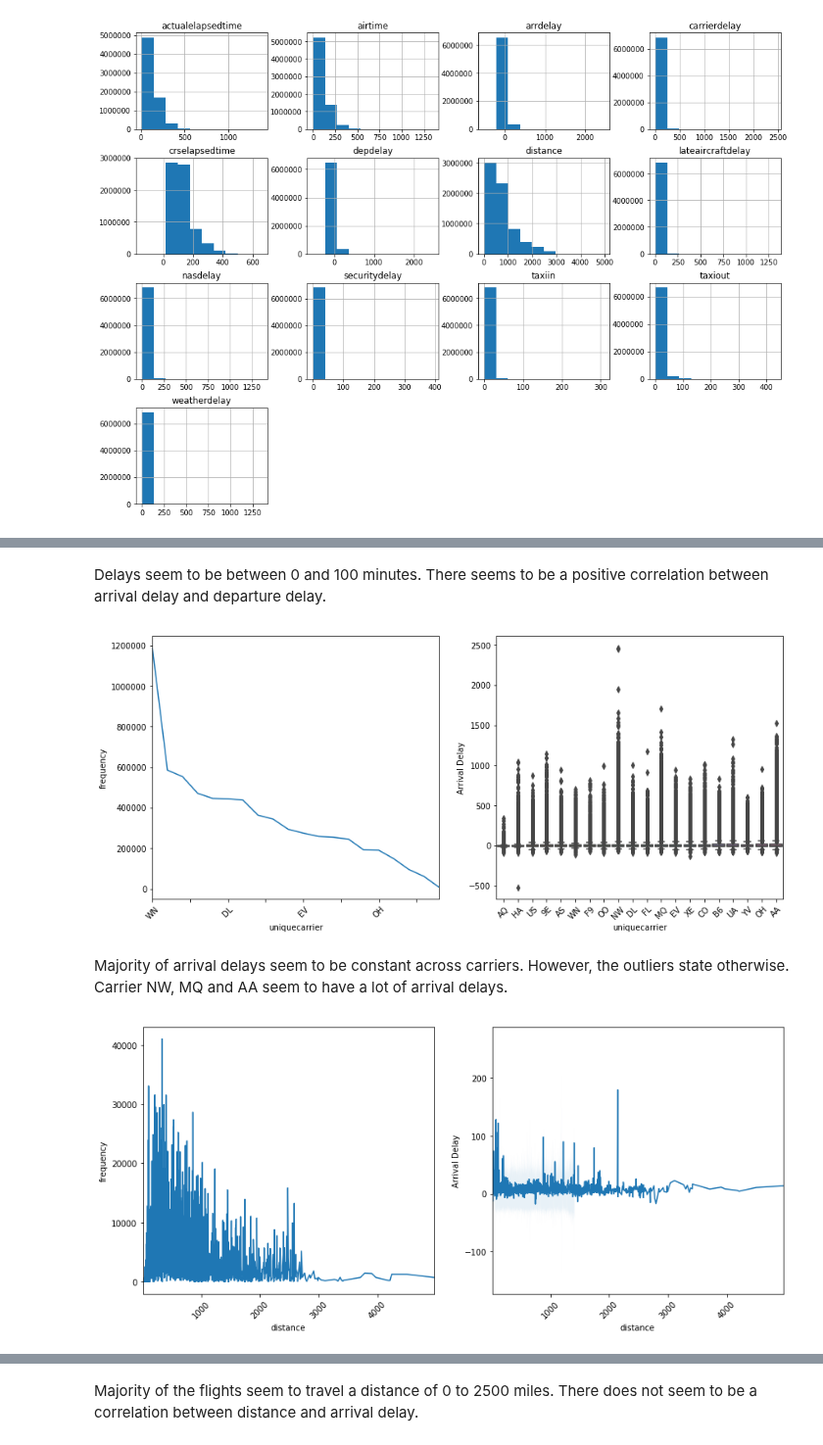
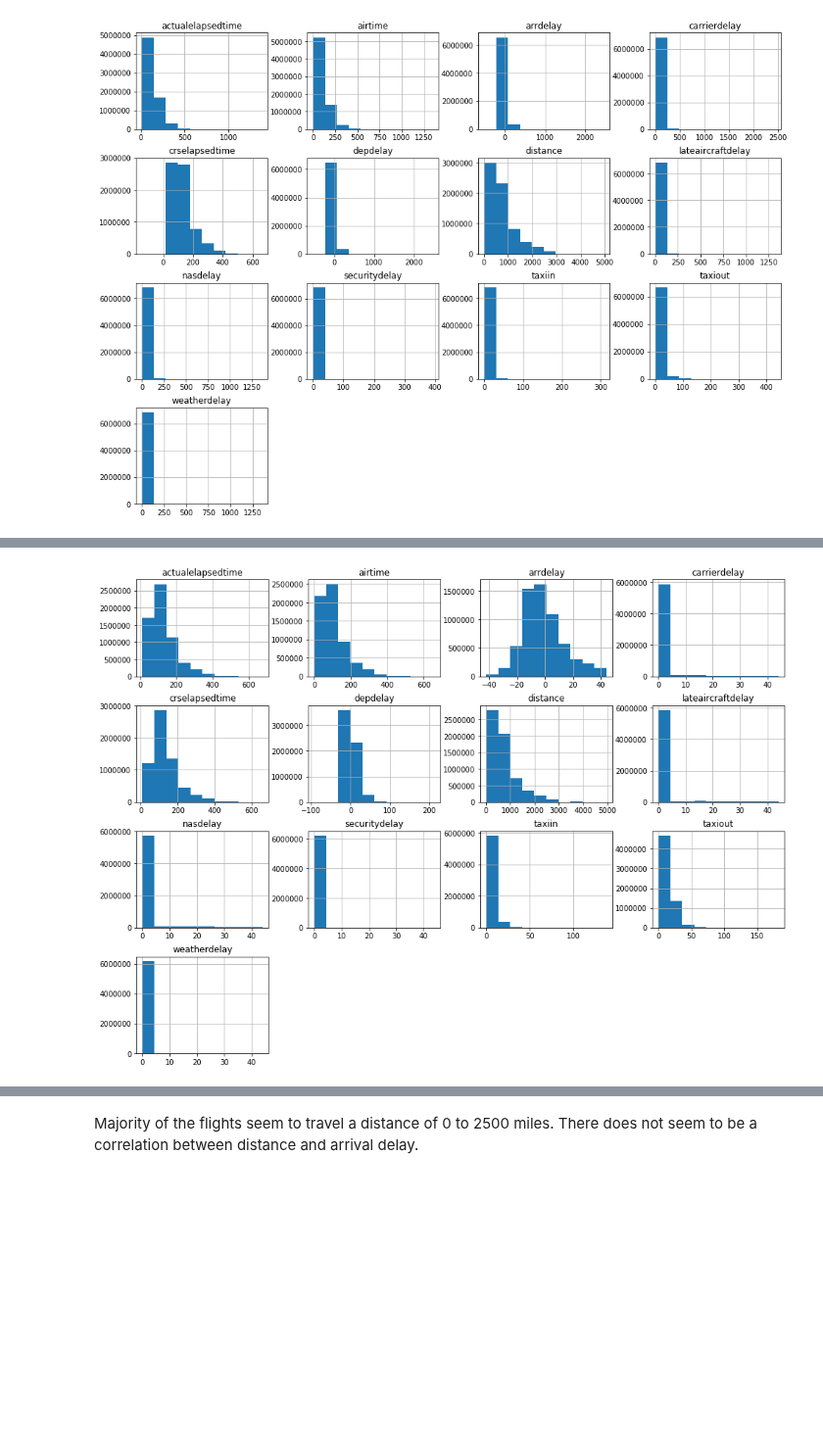
Before and after one commit to command7/exploratory_data_analysis, a Jupyter notebook: Analysis.ipynb, the cells around one changed output, grey strips where cells are left out. Shown at 98% size. Saved outputs shown, nothing was run; the diff lists cells and outputs as text; code cells hidden in the pictures; blank space fills up the shorter version.

```diff
--- a/Analysis.ipynb
+++ b/Analysis.ipynb
@@ -293,8 +267,8 @@ print("1st Quartile and 3rd quartile are {} and {} respectively".format(np.perce
                                                                          np.percentile(flights_data.arrdelay, 75)))
 target_iqr = 12 - (-10)
 print("Interquartile Range is {}".format(target_iqr))
-upper_bound = 12 + 1.5 * 22
-lower_bound = -10 - 1.5 * 22
+upper_bound = 12 + (1.5 * 22)
+lower_bound = -10 - (1.5 * 22)
 # %% [output]
 1st Quartile and 3rd quartile are -10.0 and 12.0 respectively
 Interquartile Range is 22
@@ -321,3 +295,5 @@ flights_data[flights_data.arrdelay > upper_bound].sample(20)
 20 rows × 27 columns
+# %%
+flights_wo_outliers = flights_data[(flights_data.arrdelay < upper_bound) & (flights_data.arrdelay > lower_bound)].copy()
 # %%
 print("There doesn't seem to be anything wrong with the data for these potential outliers.\
@@ -404,13 +309,4 @@ plot_feature(flights_data, "depdelay")
-# %% [markdown]
-Delays seem to be between 0 and 100 minutes.
-There seems to be a positive correlation between arrival delay and departure delay.
-# %%
-plot_feature(flights_data, "uniquecarrier")
-# %% [output]
-[figure, removed]
-# %% [markdown]
-Majority of arrival delays seem to be constant across carriers. However, the outliers state otherwise. Carrier NW, MQ and AA seem to have a lot of arrival delays.
-# %%
-plot_feature(flights_data, "distance")
-# %% [output]
-[figure, removed]
+# %%
+flights_wo_outliers[numeric_vars].hist(figsize=(16, 12));
+# %% [output]
+[figure, added]
```
Also changed, not shown: parts of 64 cells of this notebook, 2 other files.
